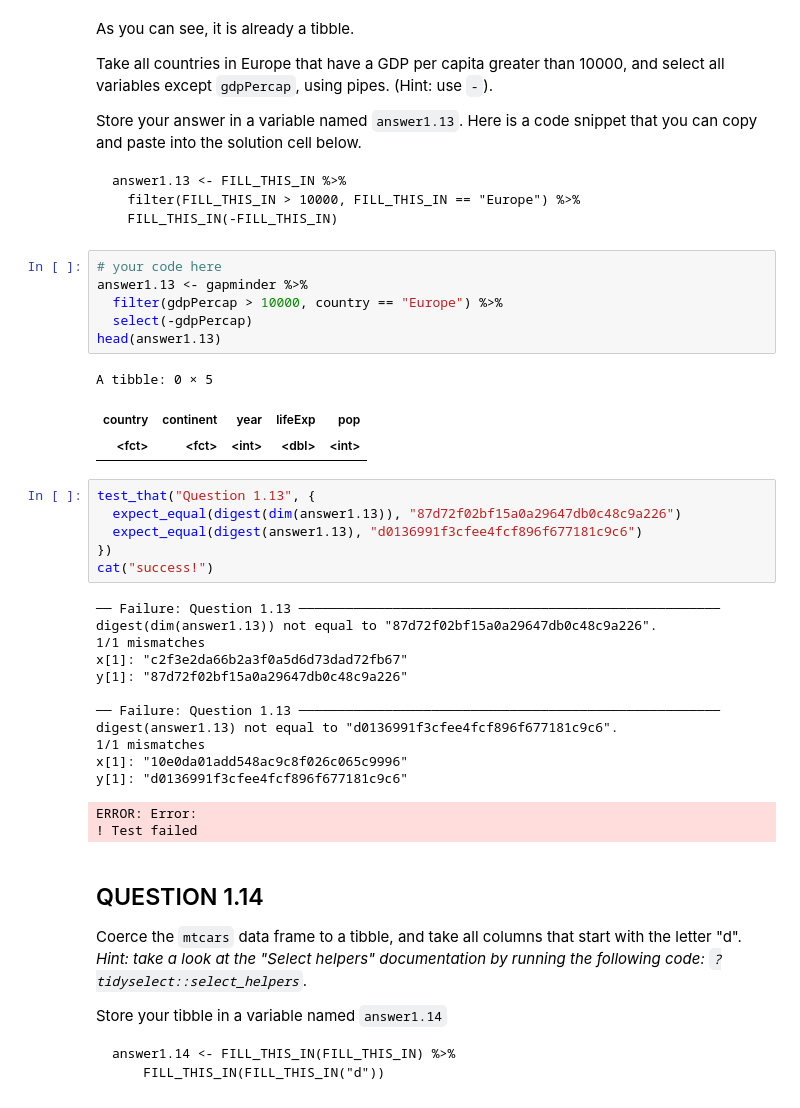
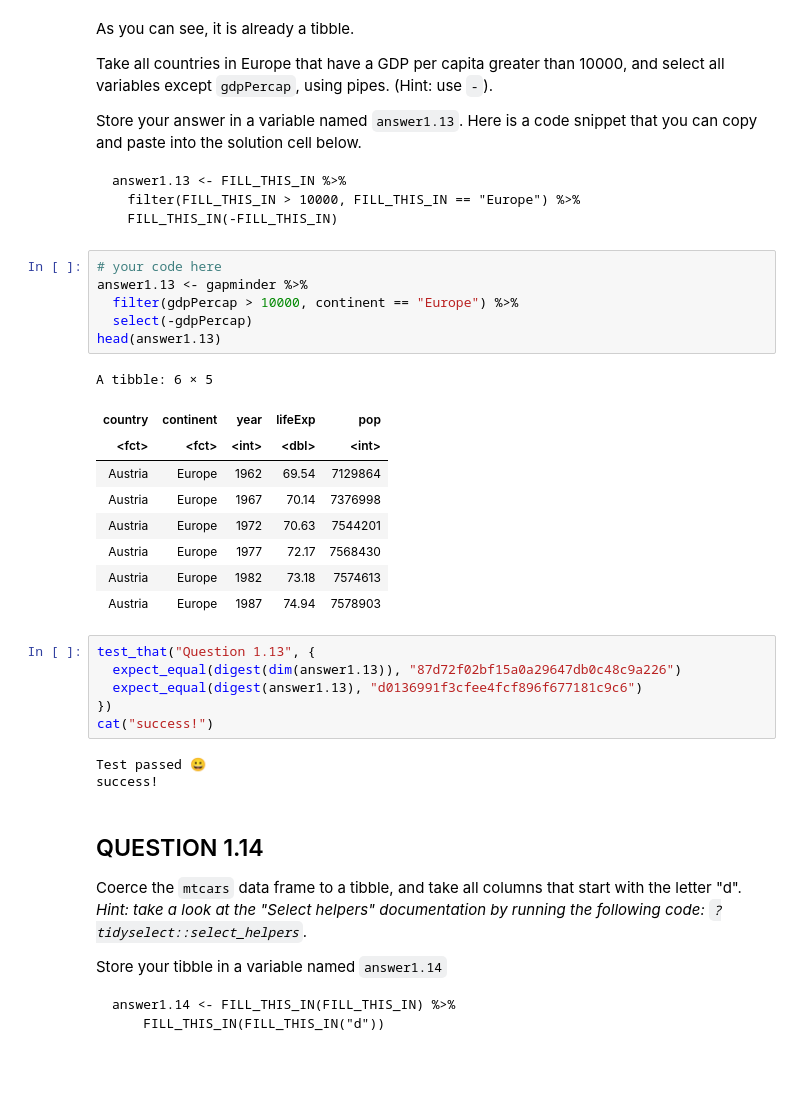
Before and after one commit to annikalaurin/annikalaurin1, a Jupyter notebook: worksheet_a02.ipynb, the cells around one changed output. Drawn from its saved outputs; the diff is of its cells as text; blank space fills up the shorter version.

```diff
--- a/worksheet_a02.ipynb
+++ b/worksheet_a02.ipynb
@@ -654,13 +654,19 @@ answer1.13 <- FILL_THIS_IN %>%
 # %%
 # your code here
 answer1.13 <- gapminder %>%
-  filter(gdpPercap > 10000, country == "Europe") %>%
+  filter(gdpPercap > 10000, continent == "Europe") %>%
   select(-gdpPercap)
 head(answer1.13)
 # %% [output]
-A tibble: 0 × 5
+A tibble: 6 × 5
 | country | continent | year | lifeExp | pop |
 | <fct> | <fct> | <int> | <dbl> | <int> |
+| Austria | Europe | 1962 | 69.54 | 7129864 |
+| Austria | Europe | 1967 | 70.14 | 7376998 |
+| Austria | Europe | 1972 | 70.63 | 7544201 |
+| Austria | Europe | 1977 | 72.17 | 7568430 |
+| Austria | Europe | 1982 | 73.18 | 7574613 |
+| Austria | Europe | 1987 | 74.94 | 7578903 |
 # %%
 test_that("Question 1.13", {
   expect_equal(digest(dim(answer1.13)), "87d72f02bf15a0a29647db0c48c9a226")
@@ -668,19 +674,8 @@ test_that("Question 1.13", {
 })
 cat("success!")
 # %% [output]
-── Failure: Question 1.13 ──────────────────────────────────────────────────────
-digest(dim(answer1.13)) not equal to "87d72f02bf15a0a29647db0c48c9a226".
-1/1 mismatches
-x[1]: "c2f3e2da66b2a3f0a5d6d73dad72fb67"
-y[1]: "87d72f02bf15a0a29647db0c48c9a226"
-
-── Failure: Question 1.13 ──────────────────────────────────────────────────────
-digest(answer1.13) not equal to "d0136991f3cfee4fcf896f677181c9c6".
-1/1 mismatches
-x[1]: "10e0da01add548ac9c8f026c065c9996"
-y[1]: "d0136991f3cfee4fcf896f677181c9c6"
+Test passed 😀
+success!
-ERROR: Error:
-! Test failed
 # %% [markdown]
 ## QUESTION 1.14
 
```
Also changed, not shown: parts of 1 cell of this notebook.
